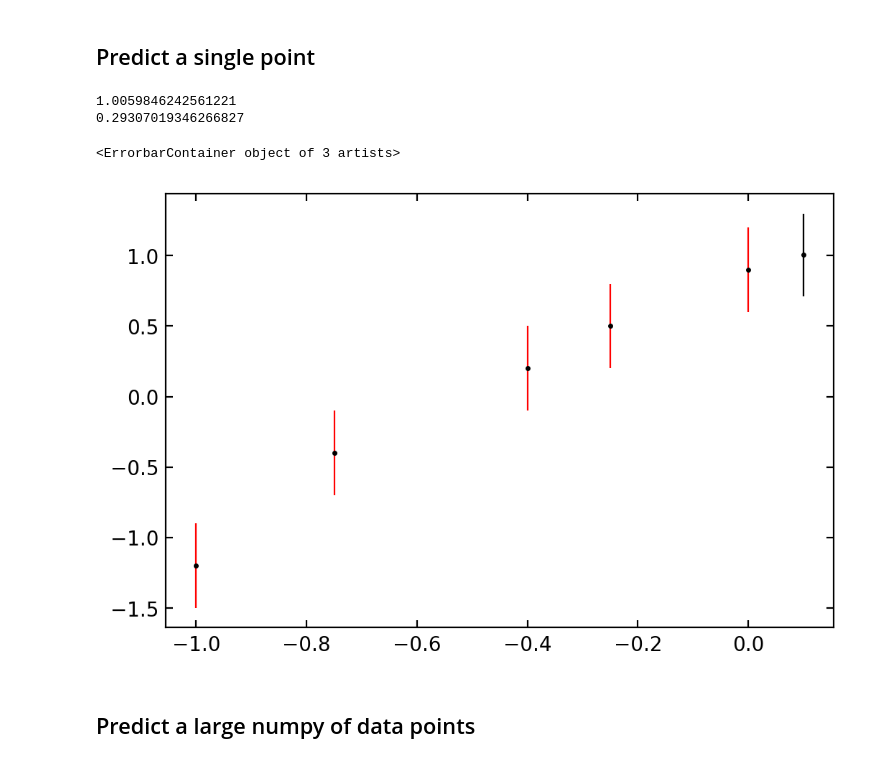
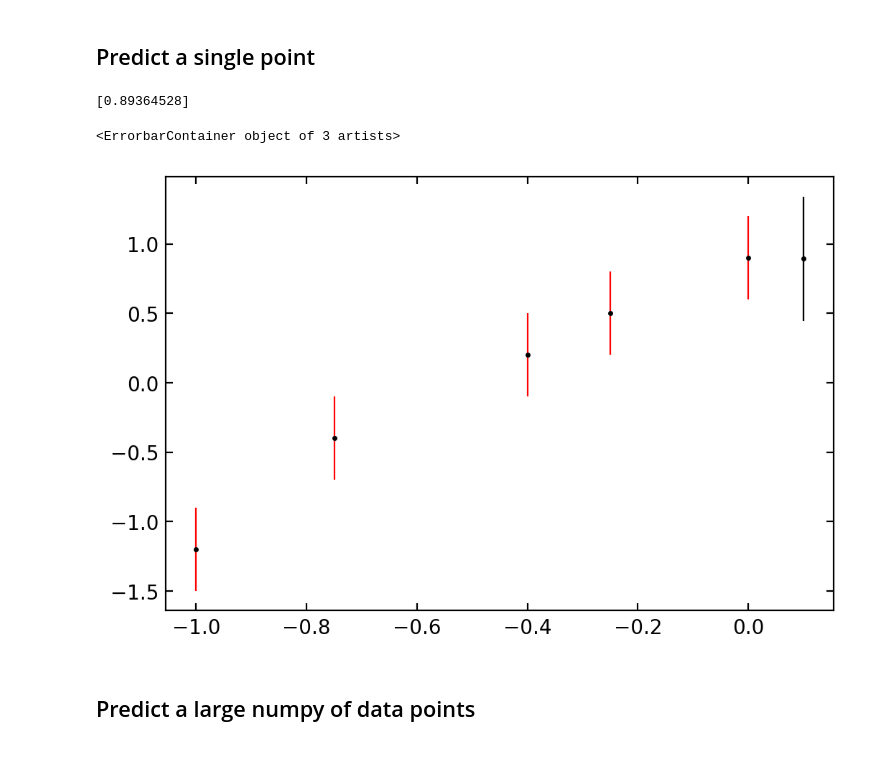
Before and after one commit to eniaxhakaj/phys_learning, a Jupyter notebook: gaussian_processes/manual_gp.ipynb, the cells around one changed output. Saved outputs shown, nothing was run; the diff lists cells and outputs as text; code cells hidden in the pictures.

```diff
--- a/gaussian_processes/manual_gp.ipynb
+++ b/gaussian_processes/manual_gp.ipynb
@@ -60,16 +56,20 @@ ax.set(xlim=(-1.2, 0.2))
 # How close to 0 our data is. I think this is roughly the range of the middle 2/3 of the data
 # If we had no data, our error bars would be at the mean + this and the mean - this
 max_covariance = 2
+
 # How quickly our data varies. If this is small, predictions only depend on very nearby objects
 # If large, predictions depend on things that are far away.
 # Think of it as smoothness. Large length_scale -> smooth function.
-length_scale = 1
+length_scale = 0.5
 
-def covariance_function(x):
-    xCol = np.expand_dims(x, 1)
-    xRow = np.expand_dims(x, 0)
+def covariance_function(train_x, test_x, train_err):
+    all_x = np.concatenate((train_x, test_x))
+    xCol = np.expand_dims(all_x, 1)
+    xRow = np.expand_dims(all_x, 0)
+    # Squared exponential
     basic_cov = max_covariance * np.exp(-(xRow - xCol)**2/(2*length_scale))
-    data_err_cov = np.identity(len(x)) * err**2
+    # Account for uncertainty on the data
+    data_err_cov = np.identity(len(all_x)) * train_err**2
     return (basic_cov + data_err_cov)
 # %% [markdown]
 ## Predict a single point
@@ -81,32 +76,40 @@ cov_matrix = covariance_function(np.concatenate((x, goal_x)))
 # %%
-# We now have a mean and a covariance matrix - this is all we need to sample from a mv gaussian
-# Our data y values are the samples in the first n dimensions of the mv gaussian
+# We can build up the covariance matrix for the known data + the test data
+# Also need a mean
+
+test_x = np.array([0.1])
+
+cov_matrix = covariance_function(train_x, test_x, std_y)# We now have a mean and a covariance matrix - this is all we need to sample from a mv gaussian
+# Our training y values are the samples in the first n dimensions of the mv gaussian
 # We now need to take the sample for the final, test dimension.
 # However, the probability for draws in that dimension depend on what we got for all the previous draws
 # They are correlated
 # We (I can't yet...) can do some matrix algebra to find what p(test_y_value | training_y_values)
 
-cov_test_with_data = cov_matrix[-1 ,:-1]
-cov_data_with_data = cov_matrix[:-1,:-1]
-cov_test_with_test = cov_matrix[-1 , -1]
+# Slice the cov matrix into various components
+n = -1
+cov_train_with_train = cov_matrix[:n, :n]
+cov_test_with_train = cov_matrix[n:, :n]
+cov_test_with_test = cov_matrix[n:, n:]
 
-pred_y = np.dot(cov_test_with_data, np.matmul(np.linalg.inv(cov_data_with_data), y))
+# This is the linear alg that I don't fully understand (yet!) to get the value of the test point
+pred_y = np.matmul(cov_test_with_train, np.matmul(np.linalg.inv(cov_train_with_train), train_y))
+
 print(pred_y)
 
-var_y = cov_test_with_test - np.dot(
-    cov_test_with_data, np.matmul(
-        np.linalg.inv(cov_data_with_data), cov_test_with_data))
-print(var_y)
+var_y = cov_test_with_test - np.matmul(
+    cov_test_with_train, np.matmul(
+        np.linalg.inv(cov_train_with_train), cov_test_with_train.T))
+var_y = np.diag(var_y) #print(var_y)
 
 _, ax = plt.subplots()
-ax.errorbar(x, y, yerr=err, linestyle="", marker=".", color="black", ecolor="red")
-ax.errorbar(goal_x, [pred_y], yerr=[var_y], marker=".", color="black")
+ax.errorbar(train_x, train_y, yerr=std_y, linestyle="", marker=".", color="black", ecolor="red")
+ax.errorbar(test_x, pred_y, yerr=np.sqrt(var_y), marker=".", color="black")
 # Not bad...
 # %% [output]
-1.0059846242561221
-0.29307019346266827
+[0.89364528]
 <ErrorbarContainer object of 3 artists>
-[figure, old version]
+[figure, new version]
 # %% [markdown]
 ## Predict a large numpy of data points
 # %%
```
Also changed, not shown: parts of 7 cells of this notebook.
